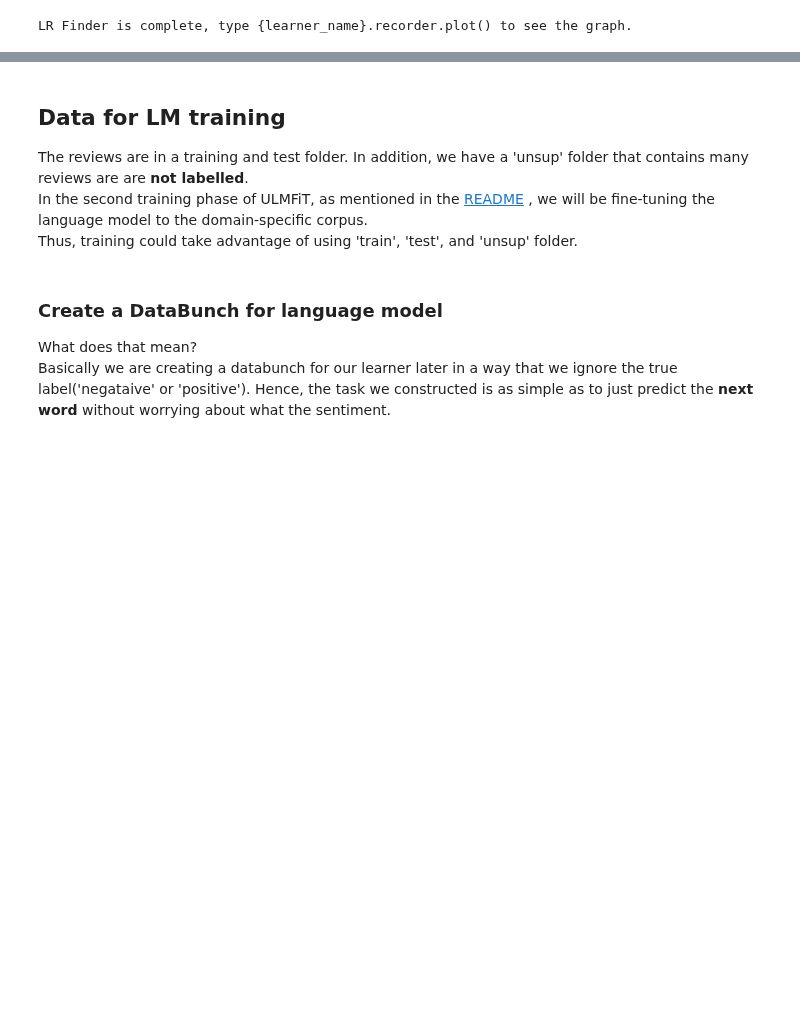
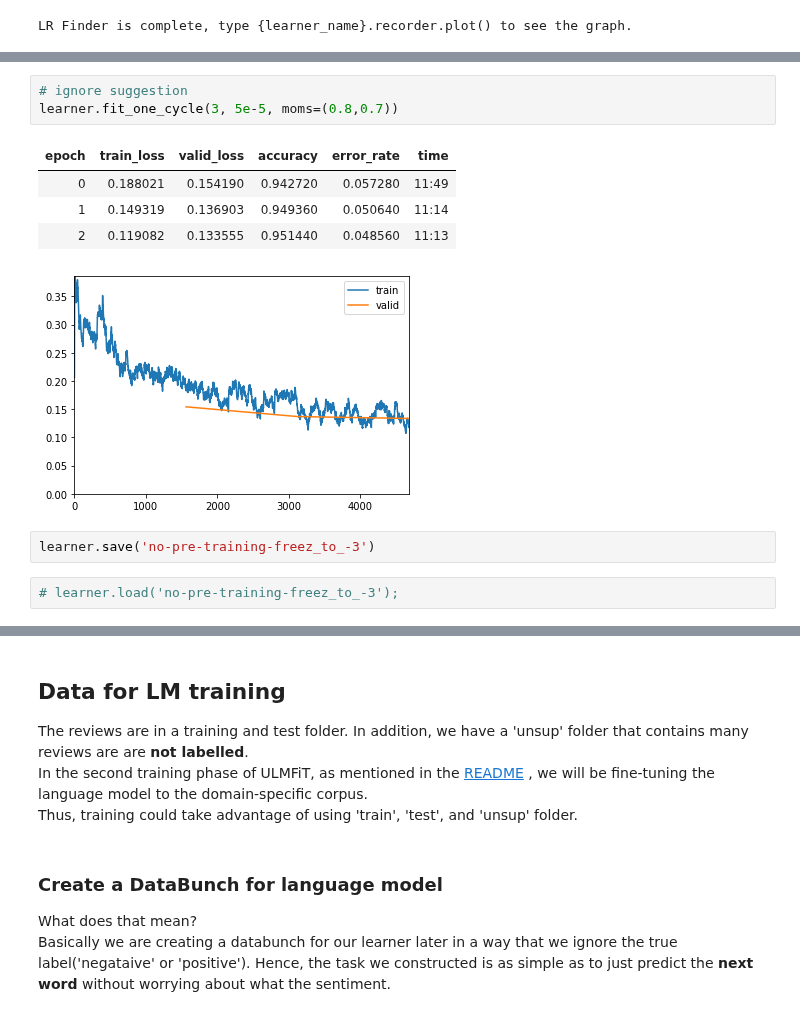
Before and after one commit to Sylar257/Transformers-in-NLP, a Jupyter notebook: Test concepts.ipynb, the cells around one changed output, grey strips where cells are left out. Drawn from its saved outputs; the diff is of its cells as text; blank space fills up the shorter version.

```diff
--- a/Test concepts.ipynb
+++ b/Test concepts.ipynb
@@ -479,0 +493,13 @@ learner.recorder.plot(skip_end = 10, suggestion=True)
+# %%
+# ignore suggestion
+learner.fit_one_cycle(3, 5e-5, moms=(0.8,0.7))
+# %% [output]
+| epoch | train_loss | valid_loss | accuracy | error_rate | time |
+| 0 | 0.188021 | 0.154190 | 0.942720 | 0.057280 | 11:49 |
+| 1 | 0.149319 | 0.136903 | 0.949360 | 0.050640 | 11:14 |
+| 2 | 0.119082 | 0.133555 | 0.951440 | 0.048560 | 11:13 |
+[figure, added]
+# %%
+learner.save('no-pre-training-freez_to_-3')
+# %%
+# learner.load('no-pre-training-freez_to_-3');
```
Also changed, not shown: parts of 21 cells of this notebook, 1 other file.
